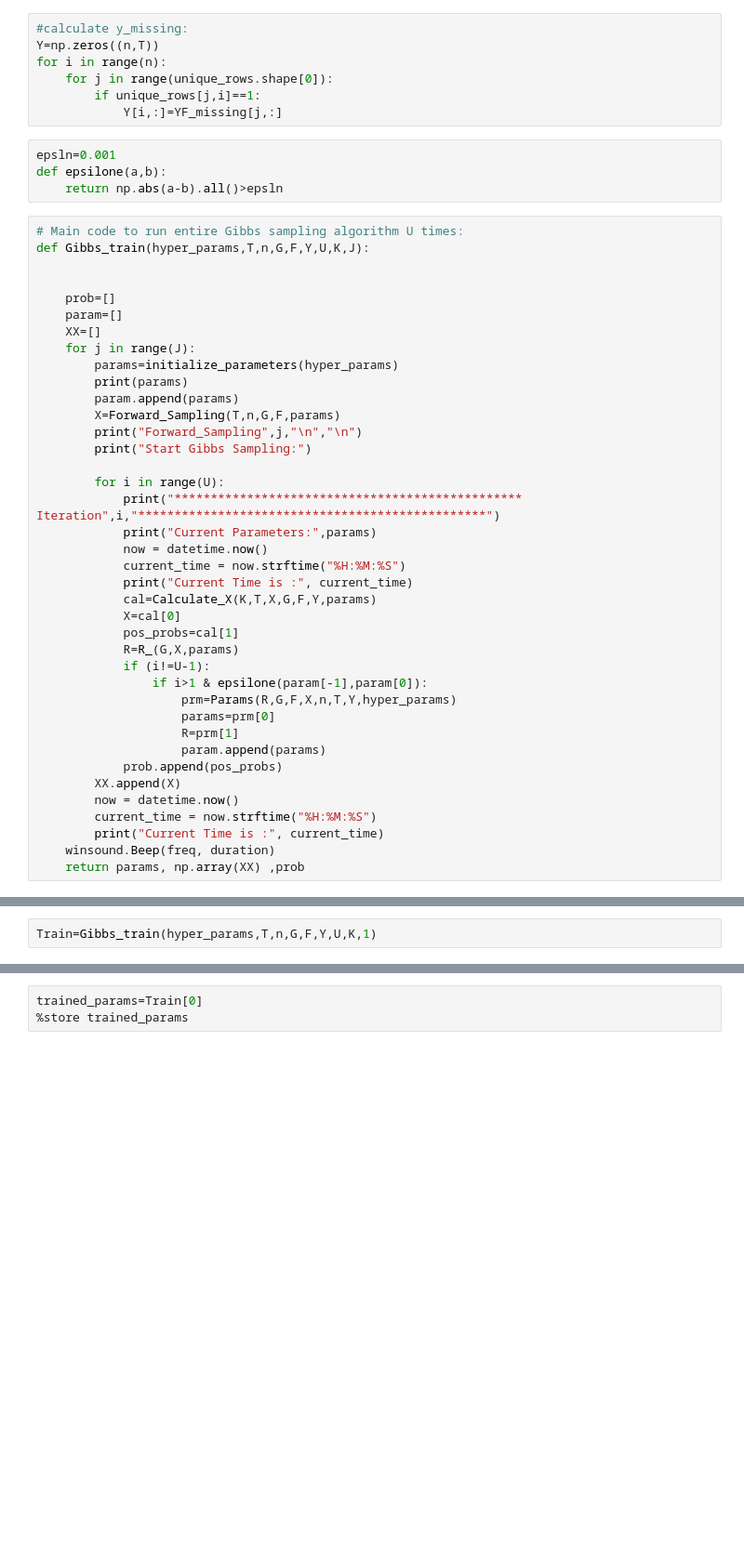
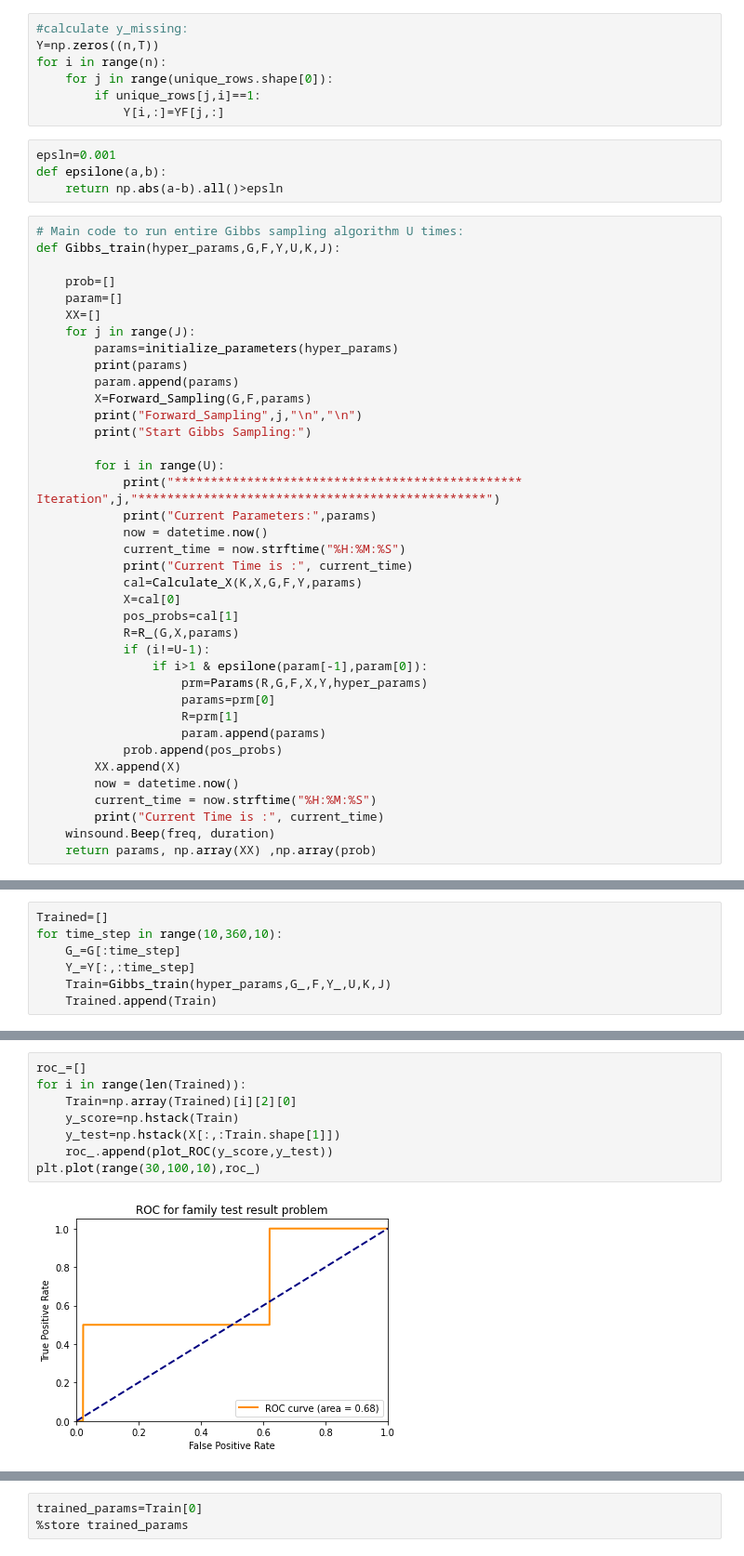
Before and after one commit to zhrprjct/zahra, a Jupyter notebook: Gibbs_Covid_Project_For_Family_Test_Results_and_MissingData_1.ipynb, the cells around one changed output, grey strips where cells are left out. Shown at 93% size. Saved outputs shown, nothing was run; the diff lists cells and outputs as text; blank space fills up the shorter version.

Commit message:
loop for figure 1

```diff
--- a/Gibbs_Covid_Project_For_Family_Test_Results_and_MissingData_1.ipynb
+++ b/Gibbs_Covid_Project_For_Family_Test_Results_and_MissingData_1.ipynb
@@ -444,15 +495,14 @@ Y=np.zeros((n,T))
 for i in range(n):
     for j in range(unique_rows.shape[0]):
         if unique_rows[j,i]==1:
-            Y[i,:]=YF_missing[j,:]
+            Y[i,:]=YF[j,:]
 # %%
 epsln=0.001
 def epsilone(a,b):
     return np.abs(a-b).all()>epsln
 # %%
 # Main code to run entire Gibbs sampling algorithm U times:
-def Gibbs_train(hyper_params,T,n,G,F,Y,U,K,J):
-
+def Gibbs_train(hyper_params,G,F,Y,U,K,J):
 
     prob=[]
     param=[]
@@ -461,23 +511,23 @@ def Gibbs_train(hyper_params,T,n,G,F,Y,U,K,J):
         params=initialize_parameters(hyper_params)
         print(params)
         param.append(params)
-        X=Forward_Sampling(T,n,G,F,params)
+        X=Forward_Sampling(G,F,params)
         print("Forward_Sampling",j,"\n","\n")
         print("Start Gibbs Sampling:")
 
         for i in range(U):
-            print("************************************************ Iteration",i,"************************************************")
+            print("************************************************ Iteration",j,"************************************************")
             print("Current Parameters:",params)
             now = datetime.now()
             current_time = now.strftime("%H:%M:%S")
             print("Current Time is :", current_time)
-            cal=Calculate_X(K,T,X,G,F,Y,params)
+            cal=Calculate_X(K,X,G,F,Y,params)
             X=cal[0]
             pos_probs=cal[1]
             R=R_(G,X,params)
             if (i!=U-1):
                 if i>1 & epsilone(param[-1],param[0]):
-                    prm=Params(R,G,F,X,n,T,Y,hyper_params)
+                    prm=Params(R,G,F,X,Y,hyper_params)
                     params=prm[0]
                     R=prm[1]
                     param.append(params)
@@ -487,4 +537,4 @@ def Gibbs_train(hyper_params,T,n,G,F,Y,U,K,J):
         current_time = now.strftime("%H:%M:%S")
         print("Current Time is :", current_time)
     winsound.Beep(freq, duration)
-    return params, np.array(XX) ,prob
+    return params, np.array(XX) ,np.array(prob)
@@ -497,2 +540,0 @@ np.count_nonzero(YF_missing==-1)
-# %%
-Train=Gibbs_train(hyper_params,T,n,G,F,Y,U,K,1)
@@ -510,0 +547,7 @@ np.count_nonzero(YF_missing==-1)
+# %%
+Trained=[]
+for time_step in range(10,360,10):
+    G_=G[:time_step]
+    Y_=Y[:,:time_step]
+    Train=Gibbs_train(hyper_params,G_,F,Y_,U,K,J)
+    Trained.append(Train)
@@ -510,0 +576,10 @@ np.count_nonzero(YF_missing==-1)
+# %%
+roc_=[]
+for i in range(len(Trained)):
+    Train=np.array(Trained)[i][2][0]
+    y_score=np.hstack(Train)
+    y_test=np.hstack(X[:,:Train.shape[1]])
+    roc_.append(plot_ROC(y_score,y_test))
+plt.plot(range(30,100,10),roc_)
+# %% [output]
+[figure, added]
```
Also changed, not shown: parts of 34 cells of this notebook, 12 other files.
